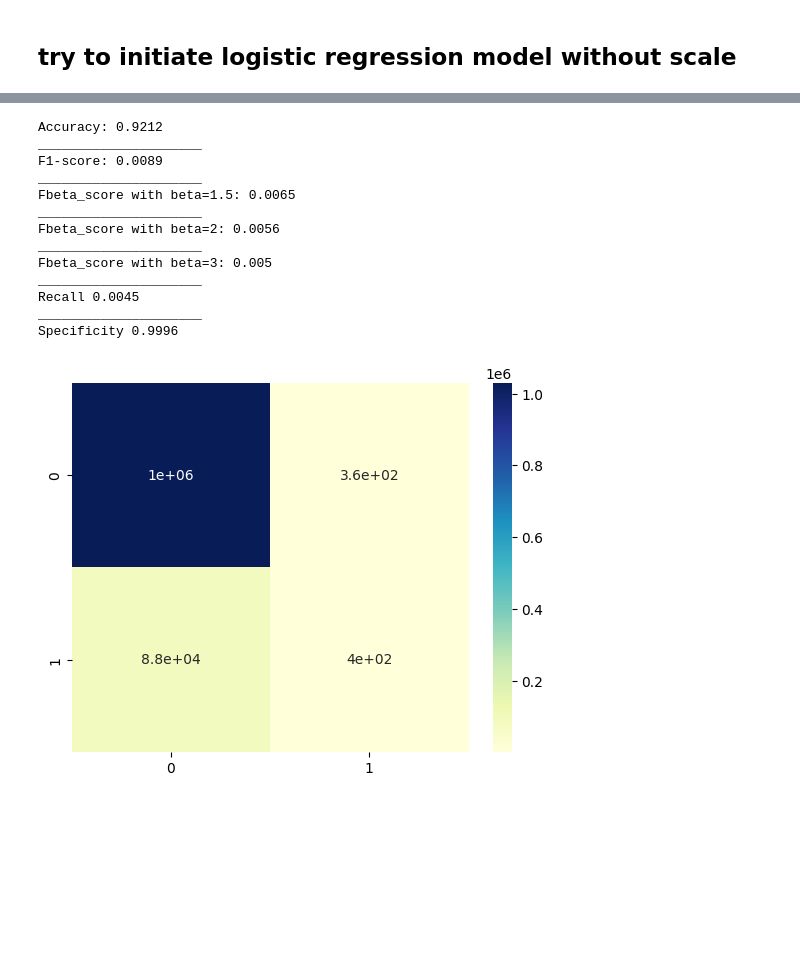
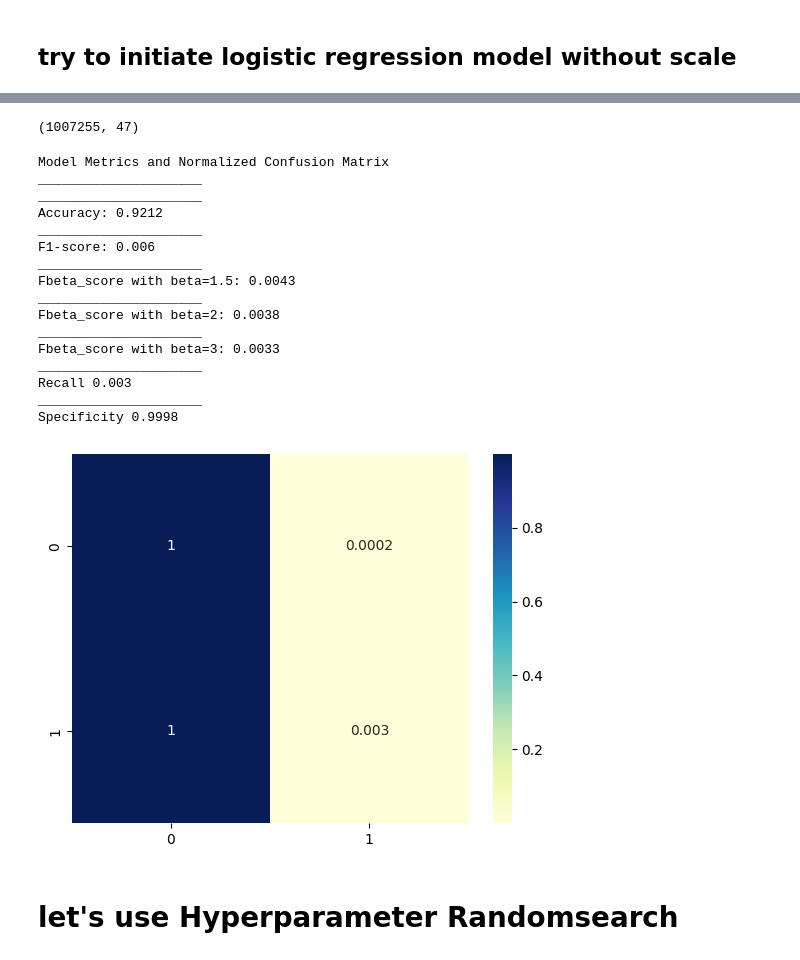
Before and after one commit to Cazta/fraud_detection_electricity_company, a Jupyter notebook: fraud_ml_model-logistic_regression.ipynb, the cells around one changed output, grey strips where cells are left out. Cells and saved outputs as stored; diff of their text form; code cells hidden in the pictures; blank space fills up the shorter version.

```diff
--- a/fraud_ml_model-logistic_regression.ipynb
+++ b/fraud_ml_model-logistic_regression.ipynb
@@ -92,17 +111,34 @@ y_pred_stan= logistic_regression.predict(pd.read_csv('data/X_test_std.csv'))
 # %%
-our_metrics(pd.read_csv('data/y_test.csv'),y_pred_stan)
+y_train_small=pd.read_csv('data/y_train_small.csv')
-# %% [output]
-Accuracy: 0.9212
-_____________________
-F1-score: 0.0089
-_____________________
-Fbeta_score with beta=1.5: 0.0065
-_____________________
-Fbeta_score with beta=2: 0.0056
-_____________________
-Fbeta_score with beta=3: 0.005
-_____________________
-Recall 0.0045
-_____________________
-Specificity 0.9996
-[figure, removed]
+# %%
+X_test_std_large=pd.read_csv('data/X_train_std_large.csv')
+# %%
+X_train_std_small.shape
+# %% [output]
+(1007255, 47)
+# %%
+logistic_regression = LogisticRegression()
+logistic_regression.fit(  X_train_std_small, y_train_small  )
+y_pred_stan= logistic_regression.predict(X_test_std_large)
+# %%
+our_metrics(y_train_large,y_pred_stan)
+# %% [output]
+Model Metrics and Normalized Confusion Matrix
+_____________________
+_____________________
+Accuracy: 0.9212
+_____________________
+F1-score: 0.006
+_____________________
+Fbeta_score with beta=1.5: 0.0043
+_____________________
+Fbeta_score with beta=2: 0.0038
+_____________________
+Fbeta_score with beta=3: 0.0033
+_____________________
+Recall 0.003
+_____________________
+Specificity 0.9998
+[figure, added]
+# %% [markdown]
+# let's use Hyperparameter Randomsearch
```
Also changed, not shown: parts of 19 cells of this notebook.
